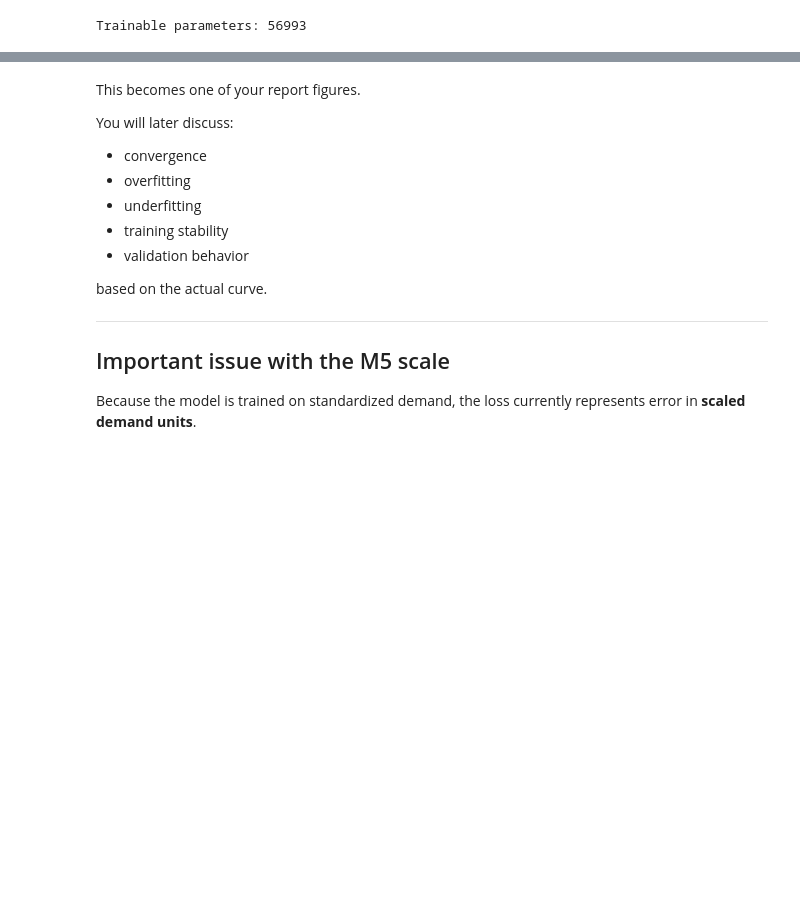
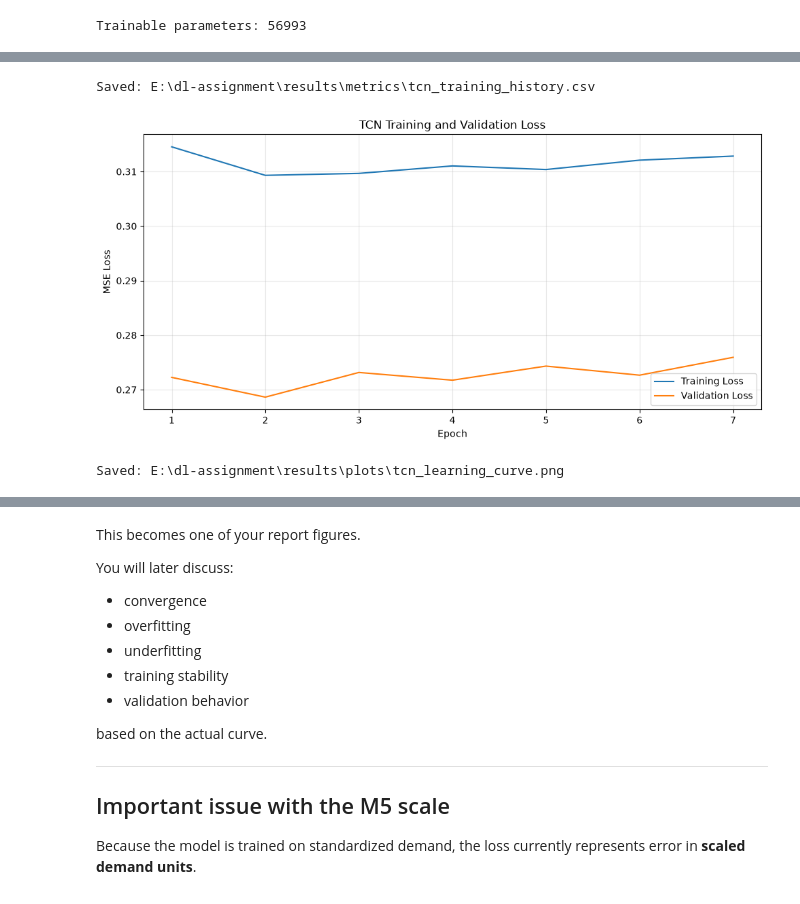
Before and after one commit to Naveeth-Nawzer/dl-assignment, a Jupyter notebook: notebooks/08_tcn.ipynb, the cells around one changed output, grey strips where cells are left out. Saved outputs shown, nothing was run; the diff lists cells and outputs as text; code cells hidden in the pictures; blank space fills up the shorter version.

```diff
--- a/notebooks/08_tcn.ipynb
+++ b/notebooks/08_tcn.ipynb
@@ -461,0 +485,64 @@ Early stopping triggered.
+# %%
+history_df = pd.DataFrame({
+    "epoch": range(1, len(history["train_loss"]) + 1),
+    "train_loss": history["train_loss"],
+    "validation_loss": history["validation_loss"]
+})
+
+metrics_dir = results_path / "metrics"
+metrics_dir.mkdir(parents=True, exist_ok=True)
+
+history_path = str(metrics_dir / "tcn_training_history.csv")
+
+history_df.to_csv(
+    history_path,
+    index=False
+)
+
+print("Saved:", history_path)
+# %% [output]
+Saved: E:\dl-assignment\results\metrics\tcn_training_history.csv
+# %%
+import matplotlib.pyplot as plt
+from pathlib import Path
+
+plots_dir = results_path / "plots"
+plots_dir.mkdir(parents=True, exist_ok=True)
+
+plt.figure(figsize=(10, 5))
+
+plt.plot(
+    history_df["epoch"],
+    history_df["train_loss"],
+    label="Training Loss"
+)
+
+plt.plot(
+    history_df["epoch"],
+    history_df["validation_loss"],
+    label="Validation Loss"
+)
+
+plt.xlabel("Epoch")
+plt.ylabel("MSE Loss")
+plt.title("TCN Training and Validation Loss")
+
+plt.legend()
+plt.grid(alpha=0.3)
+
+plt.tight_layout()
+
+plot_path = str(plots_dir / "tcn_learning_curve.png")
+
+plt.savefig(
+    plot_path,
+    dpi=300,
+    bbox_inches="tight"
+)
+
+plt.show()
+
+print("Saved:", plot_path)
+# %% [output]
+[figure, added]
+Saved: E:\dl-assignment\results\plots\tcn_learning_curve.png
```
Also changed, not shown: parts of 10 cells of this notebook, 3 other files.
